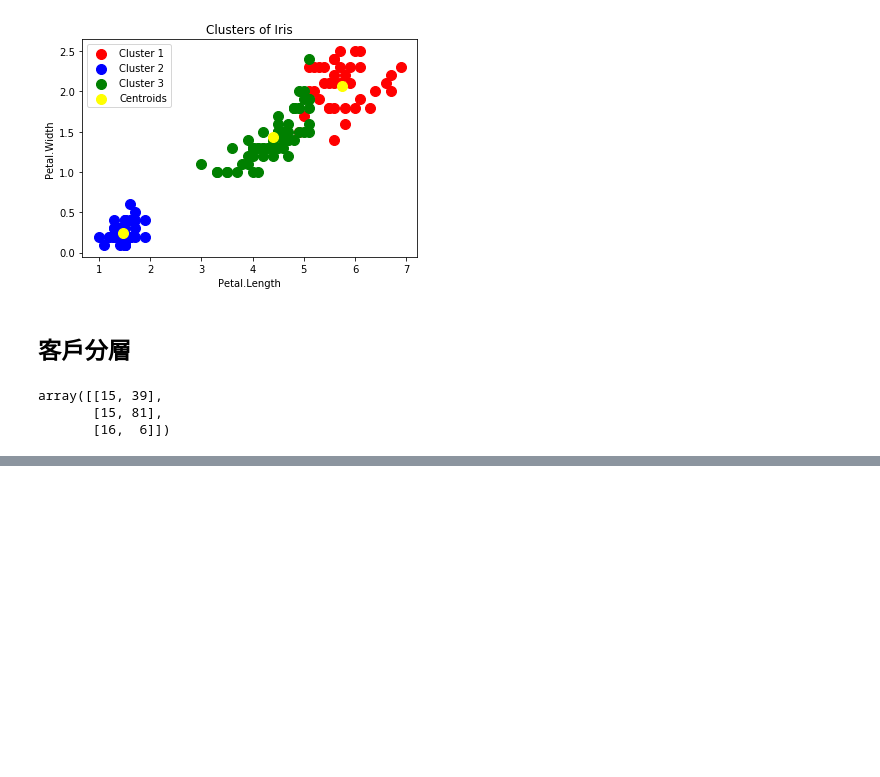
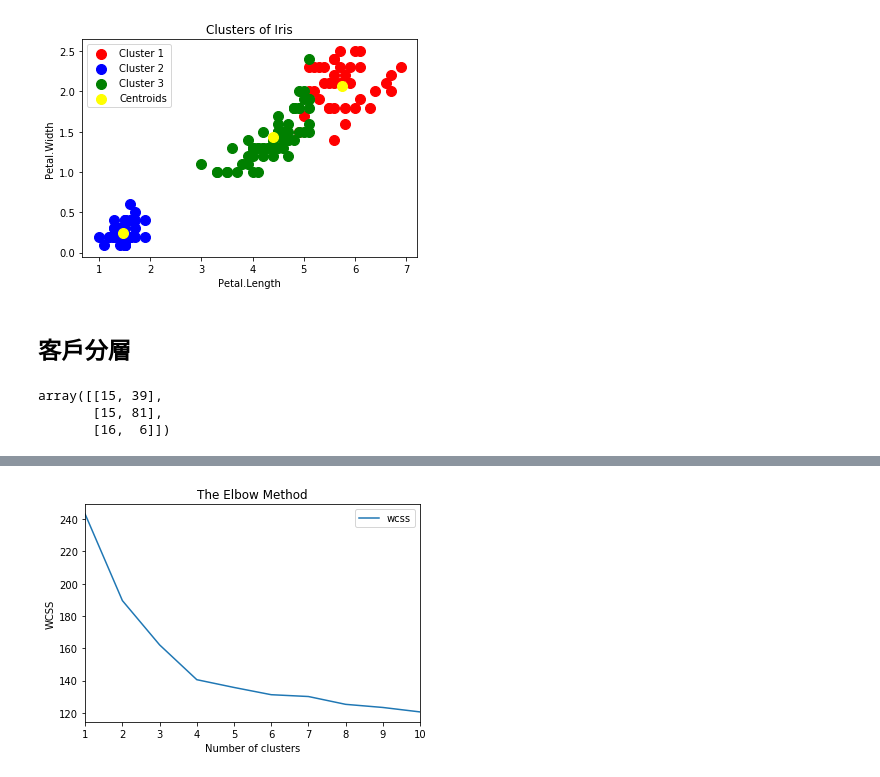
Before and after one commit to ywchiu/ctbcpy, a Jupyter notebook: Demo20190528.ipynb, the cells around one changed output, grey strips where cells are left out. Saved outputs shown, nothing was run; the diff lists cells and outputs as text; code cells hidden in the pictures; blank space fills up the shorter version.

```diff
--- a/Demo20190528.ipynb
+++ b/Demo20190528.ipynb
@@ -205,0 +328,3 @@ plt.show()
+# %%
+from sklearn.metrics.pairwise import cosine_similarity
+cs = cosine_similarity(X)
@@ -205,0 +337,3 @@ plt.show()
+# %%
+kmeans = KMeans(n_clusters = 4, init = 'k-means++', random_state = 42)
+y_kmeans = kmeans.fit_predict(cs)
@@ -205,0 +374,17 @@ plt.show()
+# %%
+wcss = []
+for i in range(1, 11):
+    kmeans = KMeans(n_clusters = i, init = 'k-means++', random_state = 42)
+    kmeans.fit(cs)
+    wcss.append({'cluster': i,'wcss':kmeans.inertia_})
+# %%
+import pandas
+df = pandas.DataFrame(wcss)
+# %%
+df.plot(x='cluster', y='wcss', kind = 'line')
+plt.title('The Elbow Method')
+plt.xlabel('Number of clusters')
+plt.ylabel('WCSS')
+plt.show()
+# %% [output]
+[figure, added]
```
Also changed, not shown: parts of 49 cells of this notebook.
